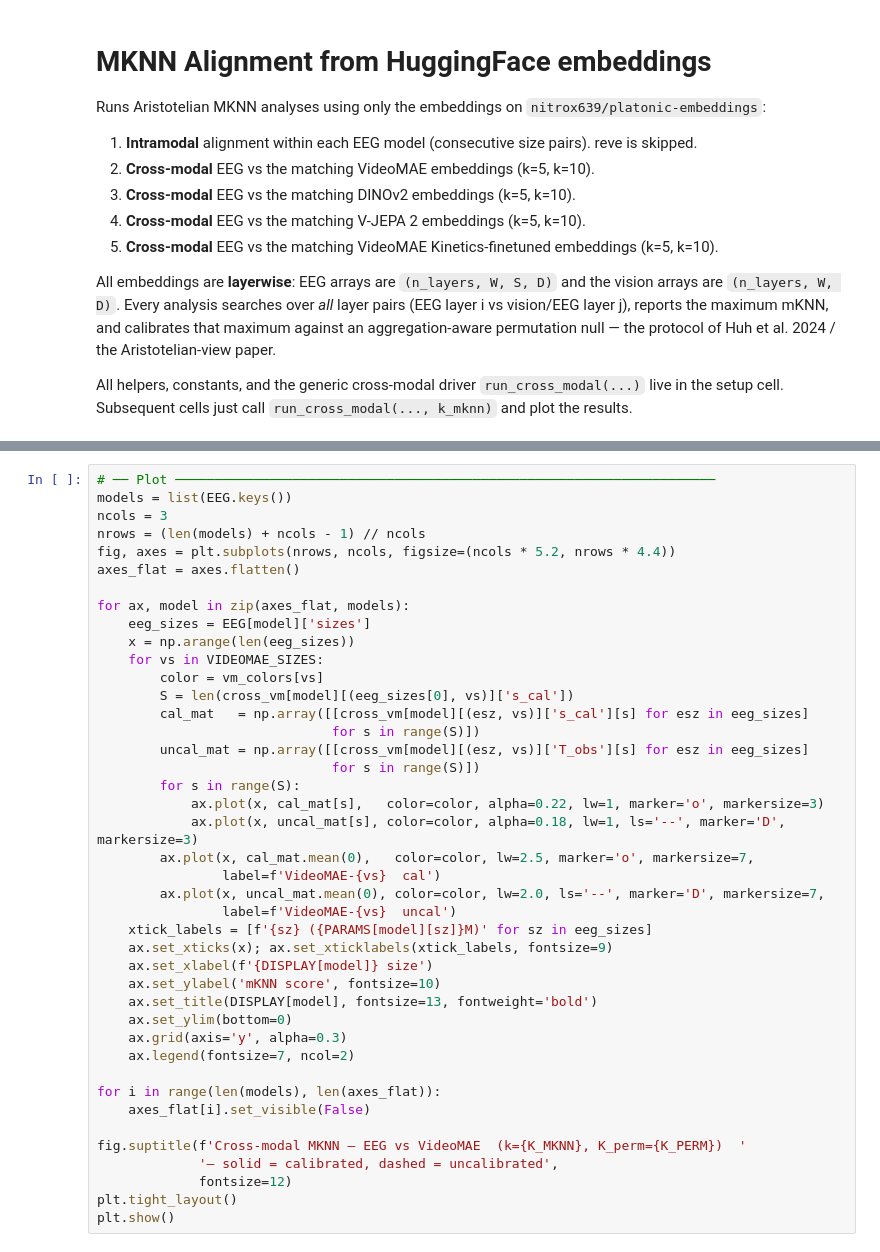
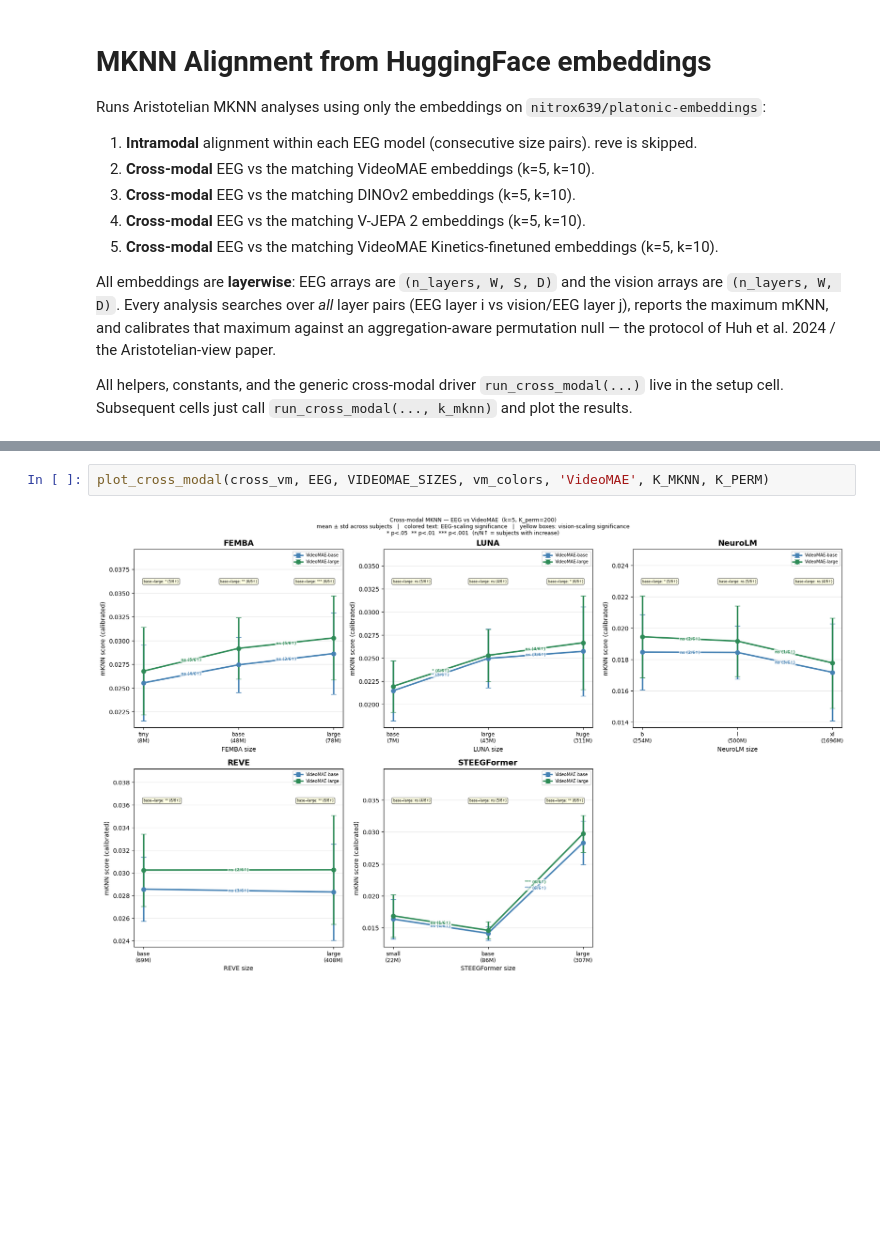
Before and after one commit to nwaehner/platonic-brain, a Jupyter notebook: notebooks/analyze_mknn_hf.ipynb, the cells around one changed output, grey strips where cells are left out. Cells and saved outputs as stored; diff of their text form; blank space fills up the shorter version.

```diff
--- a/notebooks/analyze_mknn_hf.ipynb
+++ b/notebooks/analyze_mknn_hf.ipynb
@@ -277,42 +542,4 @@ for model in EEG:
 # %%
-# ── Plot ─────────────────────────────────────────────────────────────────────
-models = list(EEG.keys())
-ncols = 3
-nrows = (len(models) + ncols - 1) // ncols
-fig, axes = plt.subplots(nrows, ncols, figsize=(ncols * 5.2, nrows * 4.4))
-axes_flat = axes.flatten()
-
-for ax, model in zip(axes_flat, models):
-    eeg_sizes = EEG[model]['sizes']
-    x = np.arange(len(eeg_sizes))
-    for vs in VIDEOMAE_SIZES:
-        color = vm_colors[vs]
-        S = len(cross_vm[model][(eeg_sizes[0], vs)]['s_cal'])
-        cal_mat   = np.array([[cross_vm[model][(esz, vs)]['s_cal'][s] for esz in eeg_sizes]
-                              for s in range(S)])
-        uncal_mat = np.array([[cross_vm[model][(esz, vs)]['T_obs'][s] for esz in eeg_sizes]
-                              for s in range(S)])
-        for s in range(S):
-            ax.plot(x, cal_mat[s],   color=color, alpha=0.22, lw=1, marker='o', markersize=3)
-            ax.plot(x, uncal_mat[s], color=color, alpha=0.18, lw=1, ls='--', marker='D', markersize=3)
-        ax.plot(x, cal_mat.mean(0),   color=color, lw=2.5, marker='o', markersize=7,
-                label=f'VideoMAE-{vs}  cal')
-        ax.plot(x, uncal_mat.mean(0), color=color, lw=2.0, ls='--', marker='D', markersize=7,
-                label=f'VideoMAE-{vs}  uncal')
-    xtick_labels = [f'{sz} ({PARAMS[model][sz]}M)' for sz in eeg_sizes]
-    ax.set_xticks(x); ax.set_xticklabels(xtick_labels, fontsize=9)
-    ax.set_xlabel(f'{DISPLAY[model]} size')
-    ax.set_ylabel('mKNN score', fontsize=10)
-    ax.set_title(DISPLAY[model], fontsize=13, fontweight='bold')
-    ax.set_ylim(bottom=0)
-    ax.grid(axis='y', alpha=0.3)
-    ax.legend(fontsize=7, ncol=2)
-
-for i in range(len(models), len(axes_flat)):
-    axes_flat[i].set_visible(False)
-
-fig.suptitle(f'Cross-modal MKNN — EEG vs VideoMAE  (k={K_MKNN}, K_perm={K_PERM})  '
-             '— solid = calibrated, dashed = uncalibrated',
-             fontsize=12)
-plt.tight_layout()
-plt.show()
+plot_cross_modal(cross_vm, EEG, VIDEOMAE_SIZES, vm_colors, 'VideoMAE', K_MKNN, K_PERM)
+# %% [output]
+[figure, added]
```
Also changed, not shown: parts of 38 cells of this notebook, 2 other files.
